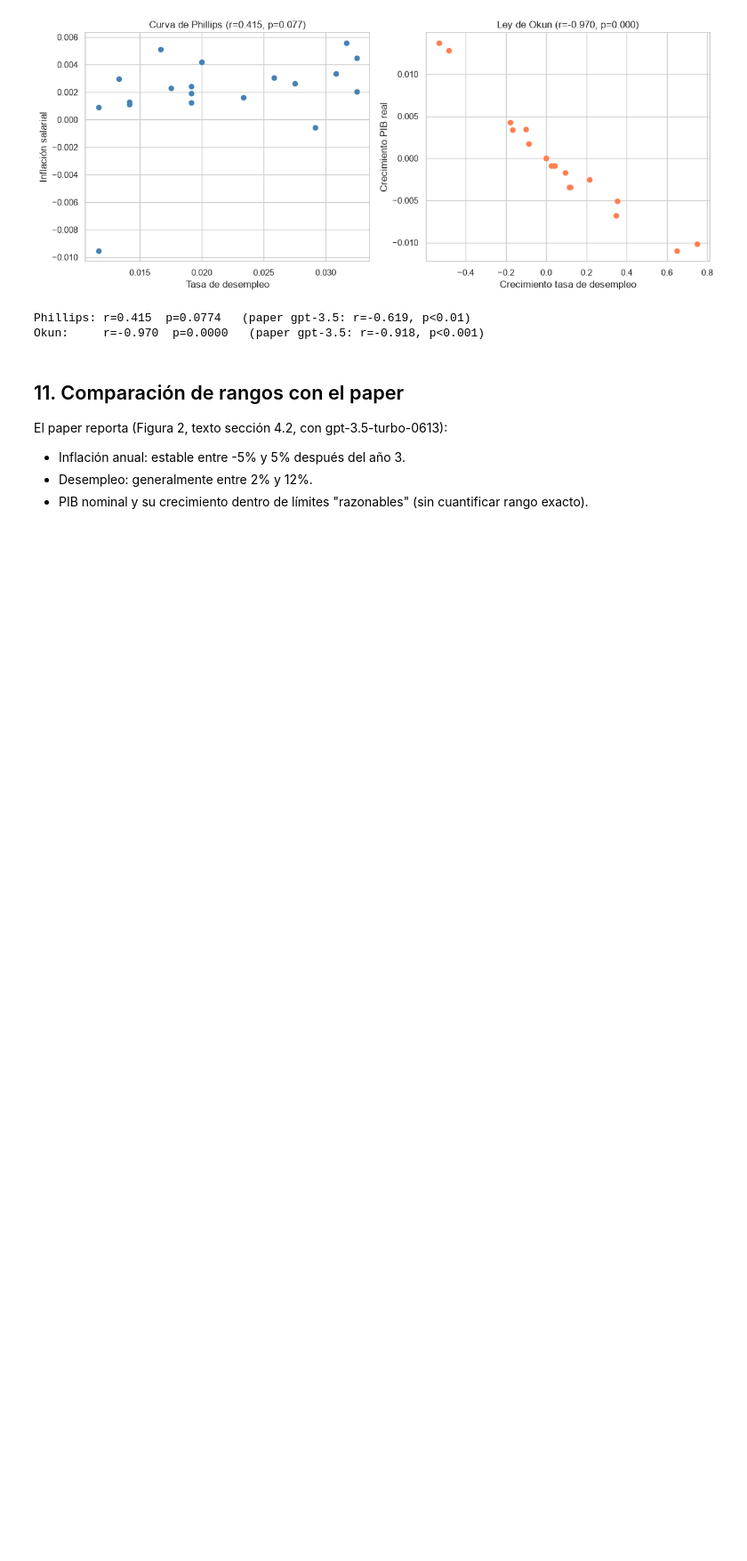
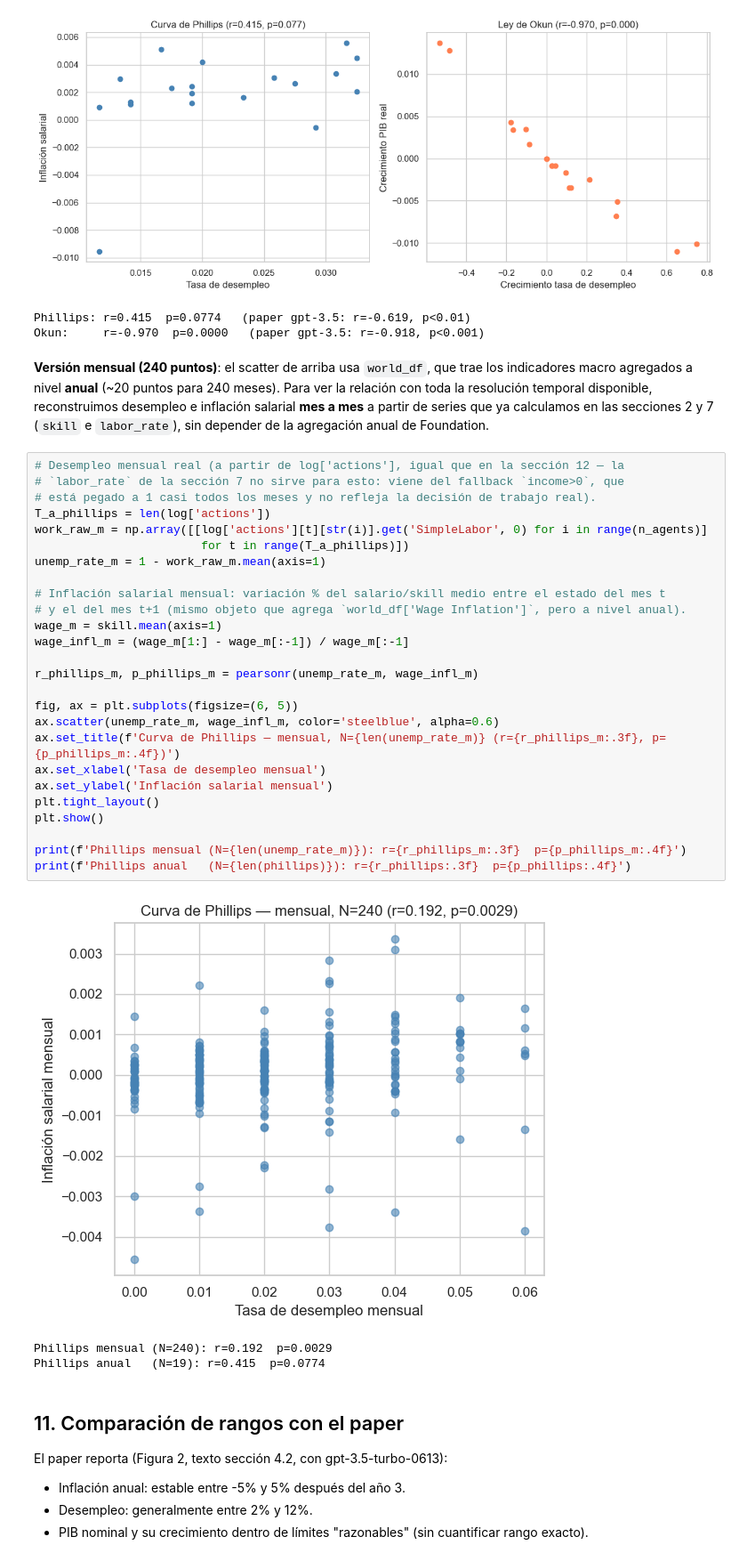
Before and after one commit to carbonecar/tesis_revisada, a Jupyter notebook: ACL24-EconAgent/analysis_novalite_100agents_240months.ipynb, the cells around one changed output. Shown at 89% size. Drawn from its saved outputs; the diff is of its cells as text; blank space fills up the shorter version.

```diff
--- a/ACL24-EconAgent/analysis_novalite_100agents_240months.ipynb
+++ b/ACL24-EconAgent/analysis_novalite_100agents_240months.ipynb
@@ -402,6 +404,38 @@ print(f'Okun:     r={r_okun:.3f}  p={p_okun:.4f}   (paper gpt-3.5: r=-0.918, p<0
 [figure]
 Phillips: r=0.415  p=0.0774   (paper gpt-3.5: r=-0.619, p<0.01)
 Okun:     r=-0.970  p=0.0000   (paper gpt-3.5: r=-0.918, p<0.001)
+# %% [markdown]
+**Versión mensual (240 puntos)**: el scatter de arriba usa `world_df`, que trae los indicadores macro agregados a nivel **anual** (~20 puntos para 240 meses). Para ver la relación con toda la resolución temporal disponible, reconstruimos desempleo e inflación salarial **mes a mes** a partir de series que ya calculamos en las secciones 2 y 7 (`skill` e `labor_rate`), sin depender de la agregación anual de Foundation.
+# %%
+# Desempleo mensual real (a partir de log['actions'], igual que en la sección 12 — la
+# `labor_rate` de la sección 7 no sirve para esto: viene del fallback `income>0`, que
+# está pegado a 1 casi todos los meses y no refleja la decisión de trabajo real).
+T_a_phillips = len(log['actions'])
+work_raw_m = np.array([[log['actions'][t][str(i)].get('SimpleLabor', 0) for i in range(n_agents)]
+                        for t in range(T_a_phillips)])
+unemp_rate_m = 1 - work_raw_m.mean(axis=1)
+
+# Inflación salarial mensual: variación % del salario/skill medio entre el estado del mes t
+# y el del mes t+1 (mismo objeto que agrega `world_df['Wage Inflation']`, pero a nivel anual).
+wage_m = skill.mean(axis=1)
+wage_infl_m = (wage_m[1:] - wage_m[:-1]) / wage_m[:-1]
+
+r_phillips_m, p_phillips_m = pearsonr(unemp_rate_m, wage_infl_m)
+
+fig, ax = plt.subplots(figsize=(6, 5))
+ax.scatter(unemp_rate_m, wage_infl_m, color='steelblue', alpha=0.6)
+ax.set_title(f'Curva de Phillips — mensual, N={len(unemp_rate_m)} (r={r_phillips_m:.3f}, p={p_phillips_m:.4f})')
+ax.set_xlabel('Tasa de desempleo mensual')
+ax.set_ylabel('Inflación salarial mensual')
+plt.tight_layout()
+plt.show()
+
+print(f'Phillips mensual (N={len(unemp_rate_m)}): r={r_phillips_m:.3f}  p={p_phillips_m:.4f}')
+print(f'Phillips anual   (N={len(phillips)}): r={r_phillips:.3f}  p={p_phillips:.4f}')
+# %% [output]
+[figure, added]
+Phillips mensual (N=240): r=0.192  p=0.0029
+Phillips anual   (N=19): r=0.415  p=0.0774
 # %% [markdown]
 ## 11. Comparación de rangos con el paper
 
```
Also changed, not shown: parts of 3 cells of this notebook, 24 other files.
